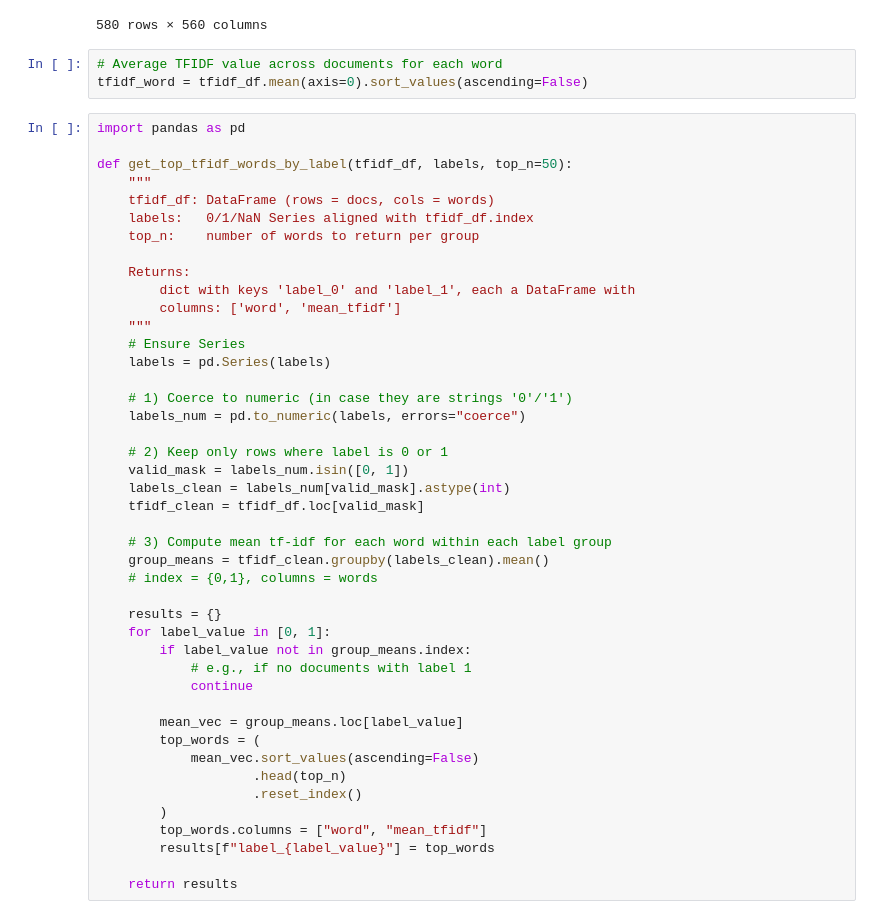
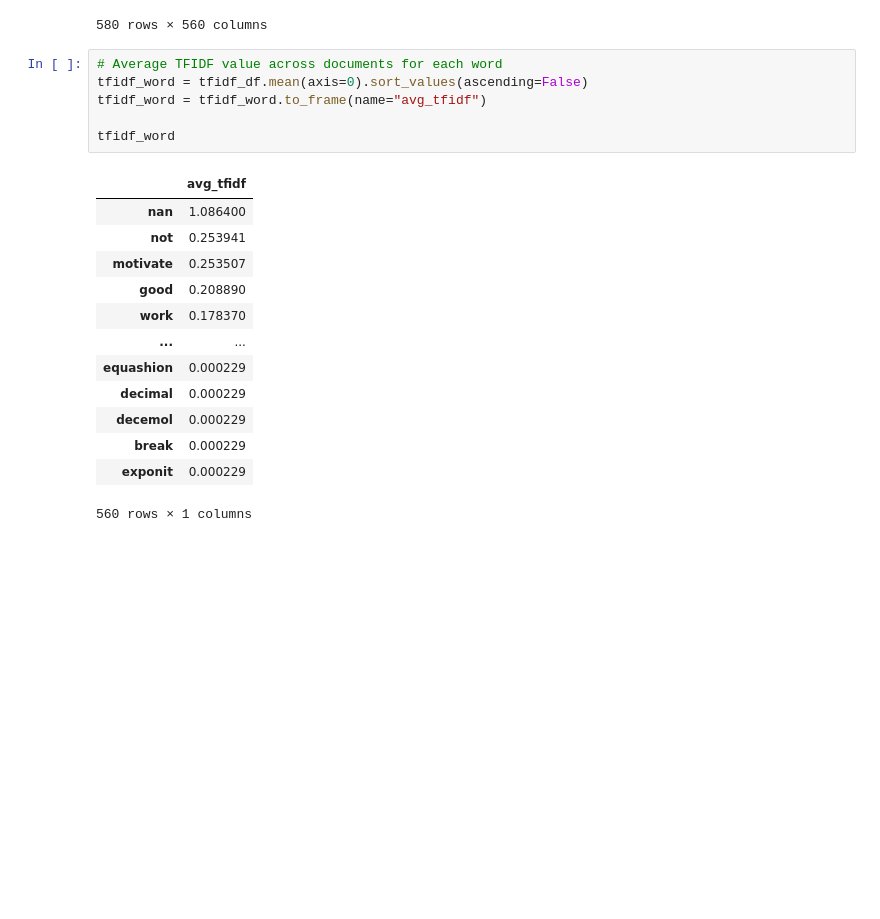
Before and after one commit to YBao7/NLP_Project, a Jupyter notebook: Semantic Similarity Assignment Code.ipynb, the cells around one changed output. Cells and saved outputs as stored; diff of their text form; blank space fills up the shorter version.

```diff
--- a/Semantic Similarity Assignment Code.ipynb
+++ b/Semantic Similarity Assignment Code.ipynb
@@ -219,47 +217,20 @@ tfidf_df
 # %%
 # Average TFIDF value across documents for each word
 tfidf_word = tfidf_df.mean(axis=0).sort_values(ascending=False)
+tfidf_word = tfidf_word.to_frame(name="avg_tfidf")
+
+tfidf_word
+# %% [output]
+|  | avg_tfidf |
+| nan | 1.086400 |
+| not | 0.253941 |
+| motivate | 0.253507 |
+| good | 0.208890 |
+| work | 0.178370 |
+| ... | ... |
+| equashion | 0.000229 |
+| decimal | 0.000229 |
+| decemol | 0.000229 |
+| break | 0.000229 |
+| exponit | 0.000229 |
+560 rows × 1 columns
-# %%
-import pandas as pd
-
-def get_top_tfidf_words_by_label(tfidf_df, labels, top_n=50):
-    """
-    tfidf_df: DataFrame (rows = docs, cols = words)
-    labels:   0/1/NaN Series aligned with tfidf_df.index
-    top_n:    number of words to return per group
-
-    Returns:
-        dict with keys 'label_0' and 'label_1', each a DataFrame with
-        columns: ['word', 'mean_tfidf']
-    """
-    # Ensure Series
-    labels = pd.Series(labels)
-
-    # 1) Coerce to numeric (in case they are strings '0'/'1')
-    labels_num = pd.to_numeric(labels, errors="coerce")
-
-    # 2) Keep only rows where label is 0 or 1
-    valid_mask = labels_num.isin([0, 1])
-    labels_clean = labels_num[valid_mask].astype(int)
-    tfidf_clean = tfidf_df.loc[valid_mask]
-
-    # 3) Compute mean tf-idf for each word within each label group
-    group_means = tfidf_clean.groupby(labels_clean).mean()
-    # index = {0,1}, columns = words
-
-    results = {}
-    for label_value in [0, 1]:
-        if label_value not in group_means.index:
-            # e.g., if no documents with label 1
-            continue
-
-        mean_vec = group_means.loc[label_value]
-        top_words = (
-            mean_vec.sort_values(ascending=False)
-                    .head(top_n)
-                    .reset_index()
-        )
-        top_words.columns = ["word", "mean_tfidf"]
-        results[f"label_{label_value}"] = top_words
-
-    return results
```
Also changed, not shown: parts of 10 cells of this notebook.
